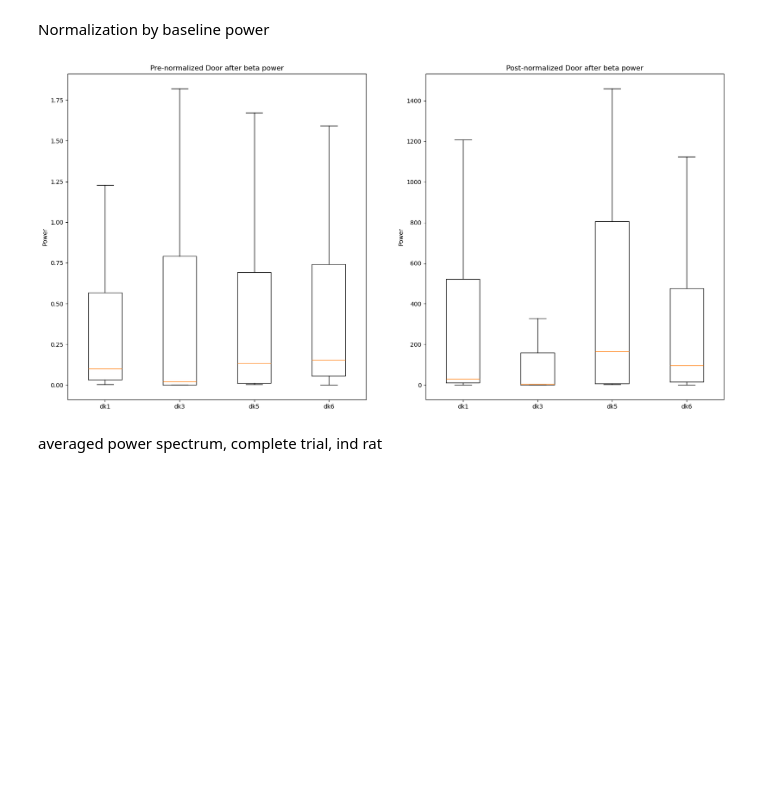
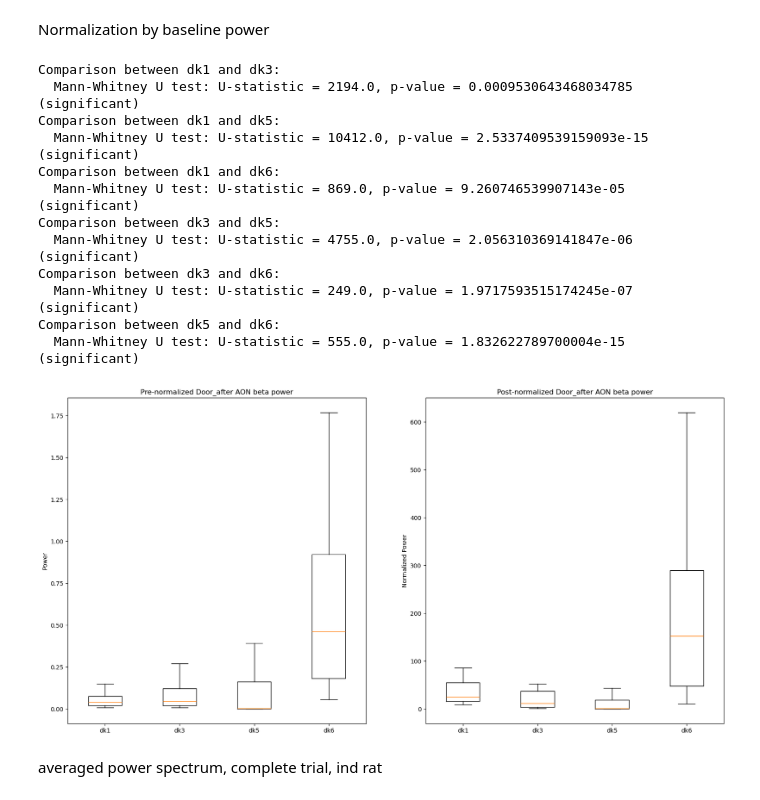
Before and after one commit to namanagrawal97/cpl_analysis_naman, a Jupyter notebook: 02_power_spectrum.ipynb, the cells around one changed output. Saved outputs shown, nothing was run; the diff lists cells and outputs as text; code cells hidden in the pictures; blank space fills up the shorter version.

Commit message:
stat tes on band power norm

```diff
--- a/02_power_spectrum.ipynb
+++ b/02_power_spectrum.ipynb
@@ -453,47 +461,77 @@ plt.show()
 # %% [markdown]
 Normalization by baseline power
 # %%
+import itertools
+import scipy.stats as stats
+
 rats=np.unique(event_data_compiled_df['rat_id'])
 tasks=['BWnocontext','BWcontext']
 brain_areas=['AON','vHp']
 area='AON'
 rat='dk1'
-task='BWcontext'
+task='BWnocontext'
 event_data_df=event_data_compiled_df[(event_data_compiled_df['rat_id']==rat) & (event_data_compiled_df['task']==task)]
 baseline_data_df=before_data_power_df[(before_data_power_df['rat_id']==rat) & (before_data_power_df['task']==task)]
 
 pre_norm_rat_dict={}
 post_norm_rat_dict={}
 
 for rati in rats:
     rat_event_data=event_data_compiled_df[(event_data_compiled_df['rat_id']==rati)&(event_data_compiled_df['task']==task)&(event_data_compiled_df['channel_id'].str.contains(area))]
     pre_normalized_door_after_beta=rat_event_data['door after beta']
     pre_norm_rat_dict[rati]=pre_normalized_door_after_beta
     post_normalized_door_after_beta=rat_event_data['door after beta']/rat_event_data['baseline beta']
     post_norm_rat_dict[rati]=post_normalized_door_after_beta
 
 # Convert dictionary values to lists for plotting
 pre_norm_rat_values = [v.dropna().values for v in pre_norm_rat_dict.values()]
 post_norm_rat_values = [v.dropna().values for v in post_norm_rat_dict.values()]
+# Perform pairwise comparisons using Mann-Whitney U test
+
+# Perform pairwise comparisons using Mann-Whitney U test
+pairwise_results = {}
+alpha = 0.05  # Significance level
+
+for (rat1, values1), (rat2, values2) in itertools.combinations(post_norm_rat_dict.items(), 2):
+    u_stat, p_value = stats.mannwhitneyu(values1.dropna().values, values2.dropna().values, alternative='two-sided')
+    pairwise_results[(rat1, rat2)] = (u_stat, p_value)
+
+# Print the results
+for (rat1, rat2), (u_stat, p_value) in pairwise_results.items():
+    significance = "significant" if p_value < alpha else "not significant"
+    print(f"Comparison between {rat1} and {rat2}:")
+    print(f"  Mann-Whitney U test: U-statistic = {u_stat}, p-value = {p_value} ({significance})")
 
 fig, axs = plt.subplots(nrows=1, ncols=2, figsize=(20, 10))
 axs = axs.flatten()
 
 # Plot pre-normalized data
 axs[0].boxplot(pre_norm_rat_values, showfliers=False)
-axs[0].set_title('Pre-normalized Door after beta power')
+axs[0].set_title('Pre-normalized Door_after AON beta power')
 axs[0].set_ylabel('Power')
 axs[0].set_xticklabels(rats)
 
 # Plot post-normalized data
 axs[1].boxplot(post_norm_rat_values, showfliers=False)
-axs[1].set_title('Post-normalized Door after beta power')
-axs[1].set_ylabel('Power')
+axs[1].set_title('Post-normalized Door_after AON beta power')
+axs[1].set_ylabel('Normalized Power')
 axs[1].set_xticklabels(rats)
 
 plt.show()
 # %% [output]
+Comparison between dk1 and dk3:
+  Mann-Whitney U test: U-statistic = 2194.0, p-value = 0.0009530643468034785 (significant)
+Comparison between dk1 and dk5:
+  Mann-Whitney U test: U-statistic = 10412.0, p-value = 2.5337409539159093e-15 (significant)
+Comparison between dk1 and dk6:
+  Mann-Whitney U test: U-statistic = 869.0, p-value = 9.260746539907143e-05 (significant)
+Comparison between dk3 and dk5:
+  Mann-Whitney U test: U-statistic = 4755.0, p-value = 2.056310369141847e-06 (significant)
+Comparison between dk3 and dk6:
+  Mann-Whitney U test: U-statistic = 249.0, p-value = 1.9717593515174245e-07 (significant)
+Comparison between dk5 and dk6:
+  Mann-Whitney U test: U-statistic = 555.0, p-value = 1.832622789700004e-15 (significant)
-[figure, old version]
+[figure, new version]
 # %% [markdown]
 averaged power spectrum, complete trial, ind rat
 # %%
```
Also changed, not shown: parts of 3 cells of this notebook.
